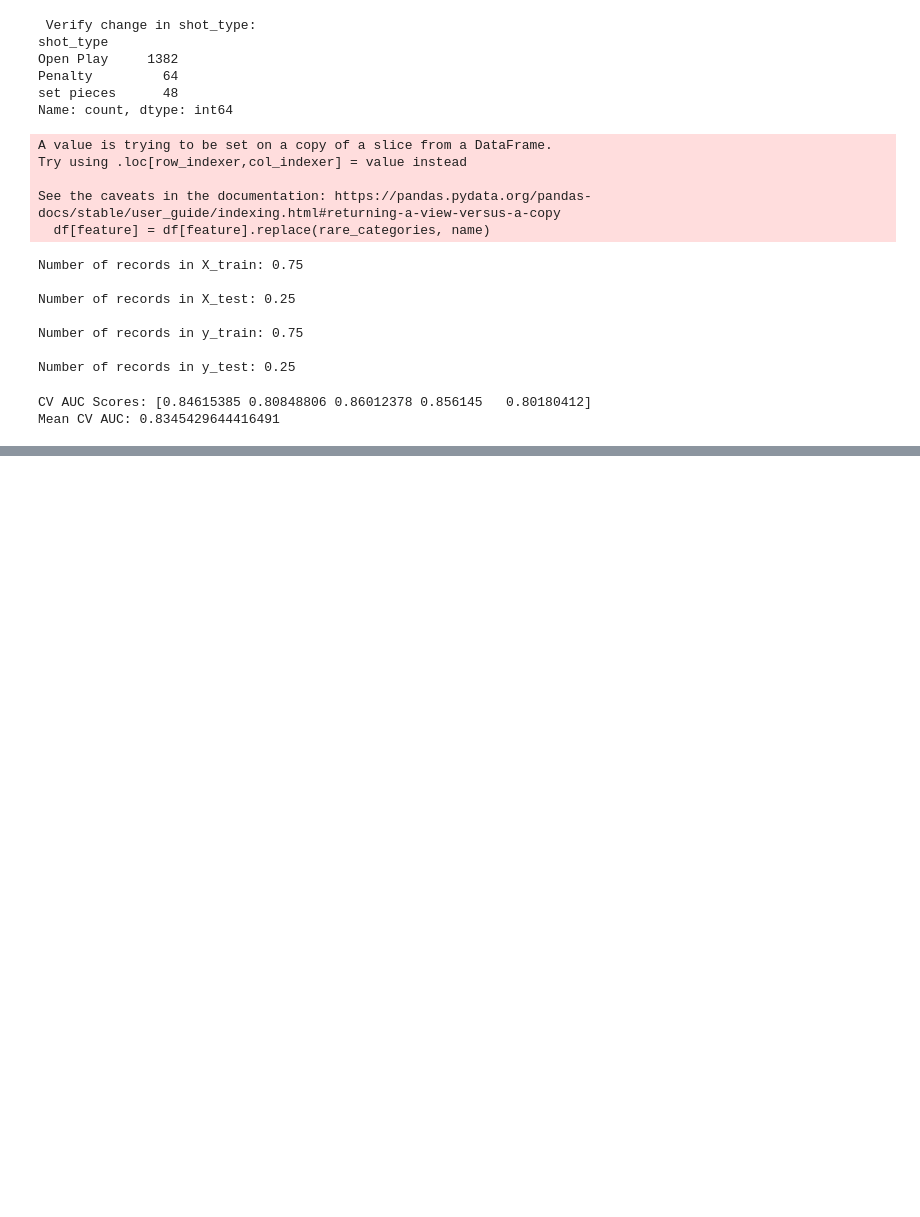
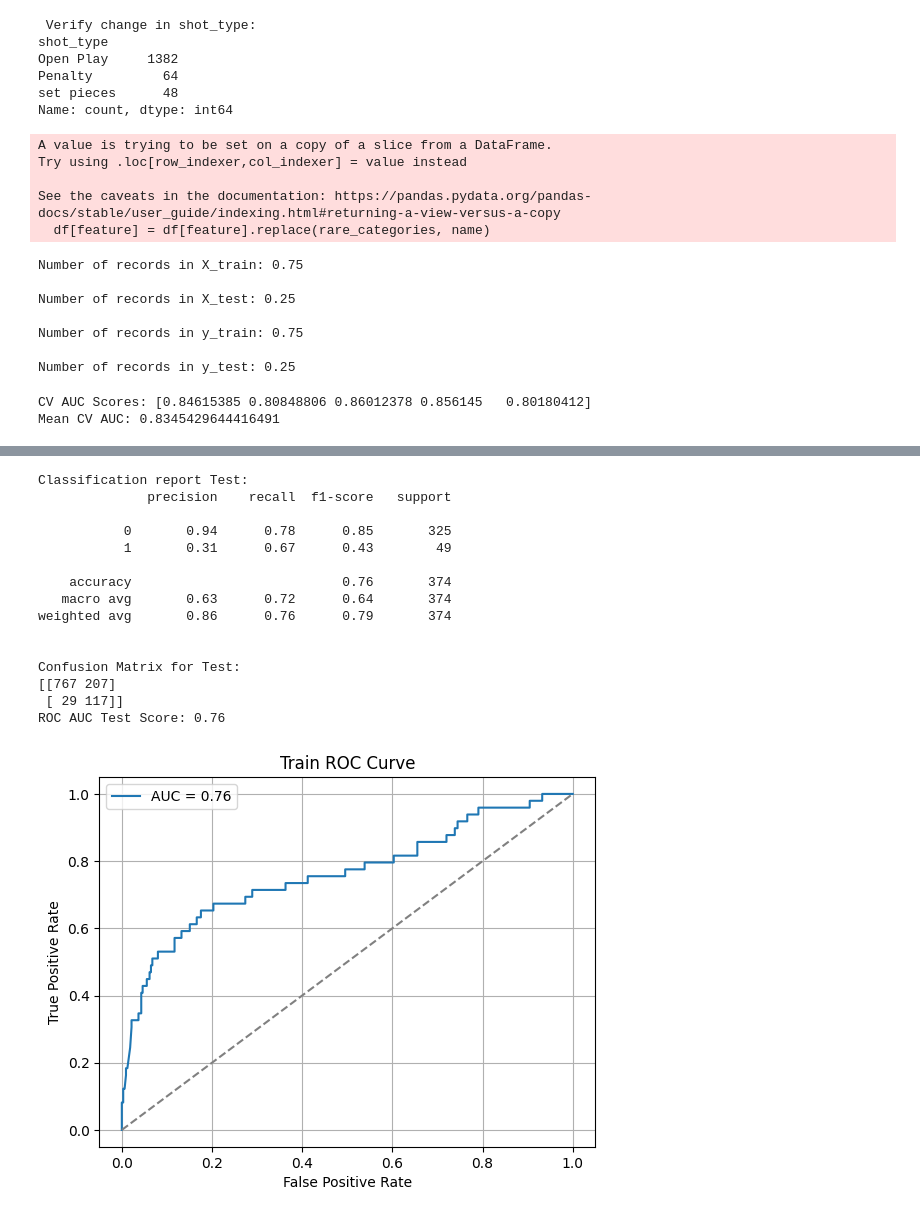
Before and after one commit to Clarkey33/Soccer-xG-Analytics-Model, a Jupyter notebook: notebooks/xG_model_datamodeling.ipynb, the cells around one changed output, grey strips where cells are left out. Saved outputs shown, nothing was run; the diff lists cells and outputs as text; code cells hidden in the pictures; blank space fills up the shorter version.

```diff
--- a/notebooks/xG_model_datamodeling.ipynb
+++ b/notebooks/xG_model_datamodeling.ipynb
@@ -313,0 +385,51 @@ Mean CV AUC: 0.8345429644416491
+# %%
+#Test predictions
+
+#make predictions using X_tran
+y_test_pred = pipe.predict(X_test)
+
+#get prediction probalities of class 1 (goal)
+y_test_proba = pipe.predict_proba(X_test)[:,1]
+# %%
+#get classification report
+classif_report_test= classification_report(y_test,y_test_pred)
+print(f'\nClassification report Test:\n{classif_report_test}')
+
+#get confusion matrix
+confu_matrix_test = confusion_matrix(y_test,y_test_pred)
+print(f"\nConfusion Matrix for Test: \n{confu_matrix}")
+
+#create df for confusion matrix
+df_cm_test = pd.DataFrame(confu_matrix_test, index=["No Goal","Goal"], columns=["No Goal","Goal"])
+
+#ger ROC_AUC score
+roc_auc_test=roc_auc_score(y_test, y_test_proba)
+print(f"ROC AUC Test Score: {roc_auc_test:.2f}")
+
+#get ROC Curve
+false_pos_r,true_pos_r, _ =roc_curve(y_test,y_test_proba)
+plt.plot(false_pos_r,true_pos_r,label=f"AUC = {roc_auc_test:.2f}")
+plt.plot([0,1],[0,1], linestyle='--', color='gray')
+plt.xlabel("False Positive Rate")
+plt.ylabel("True Positive Rate")
+plt.title("Train ROC Curve")
+plt.legend()
+plt.grid(True)
+plt.show()
+# %% [output]
+Classification report Test:
+              precision    recall  f1-score   support
+
+           0       0.94      0.78      0.85       325
+           1       0.31      0.67      0.43        49
+
+    accuracy                           0.76       374
+   macro avg       0.63      0.72      0.64       374
+weighted avg       0.86      0.76      0.79       374
+
+
+Confusion Matrix for Test:
+[[767 207]
+ [ 29 117]]
+ROC AUC Test Score: 0.76
+[figure, added]
```
Also changed, not shown: parts of 9 cells of this notebook.
